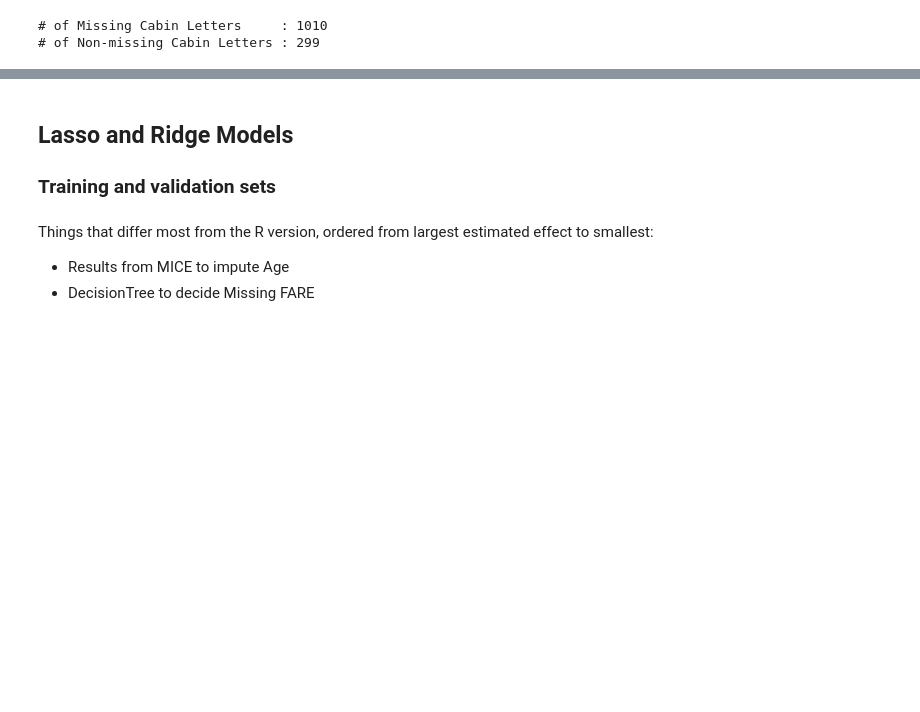
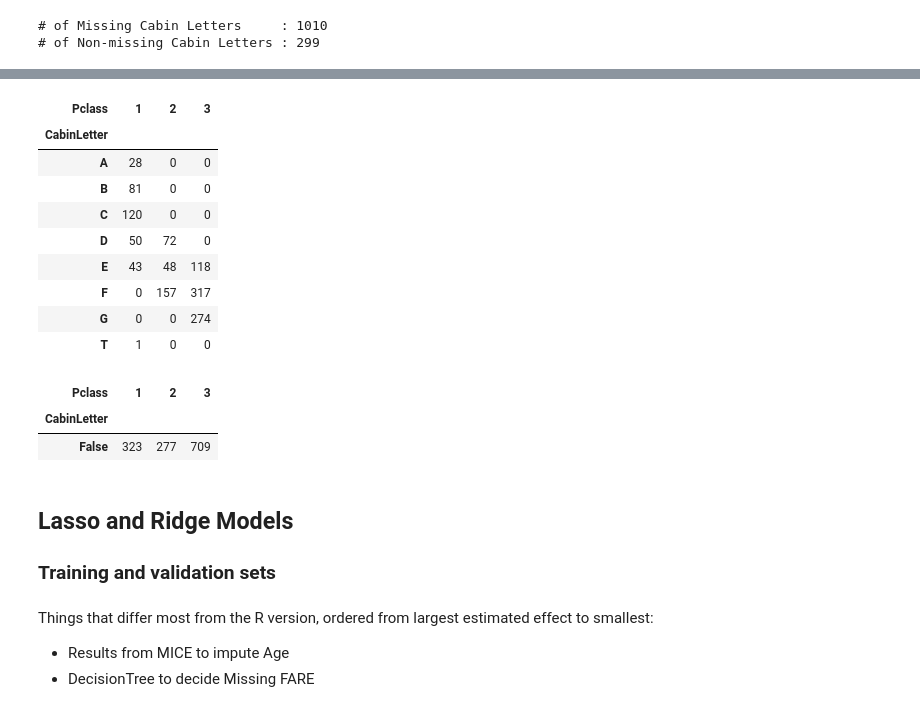
Before and after one commit to hueykwik/titanic, a Jupyter notebook: Lasso and Ridge Implementation in Python.ipynb, the cells around one changed output, grey strips where cells are left out. Cells and saved outputs as stored; diff of their text form; code cells hidden in the pictures; blank space fills up the shorter version.

```diff
--- a/Lasso and Ridge Implementation in Python.ipynb
+++ b/Lasso and Ridge Implementation in Python.ipynb
@@ -502,3 +570,22 @@ print("# of Non-missing Cabin Letters : %d" % all_titanic['CabinLetter'].notnull
+# %%
+pd.crosstab(all_titanic['CabinLetter'], all_titanic['Pclass'])
+# %% [output]
+| Pclass | 1 | 2 | 3 |
+| CabinLetter |  |  |  |
+| A | 28 | 0 | 0 |
+| B | 81 | 0 | 0 |
+| C | 120 | 0 | 0 |
+| D | 50 | 72 | 0 |
+| E | 43 | 48 | 118 |
+| F | 0 | 157 | 317 |
+| G | 0 | 0 | 274 |
+| T | 1 | 0 | 0 |
+# %%
+pd.crosstab(pd.isnull(all_titanic['CabinLetter']), all_titanic['Pclass'])
+# %% [output]
+| Pclass | 1 | 2 | 3 |
+| CabinLetter |  |  |  |
+| False | 323 | 277 | 709 |
 # %% [markdown]
 ## Lasso and Ridge Models
 ### Training and validation sets
```
Also changed, not shown: parts of 11 cells of this notebook.
